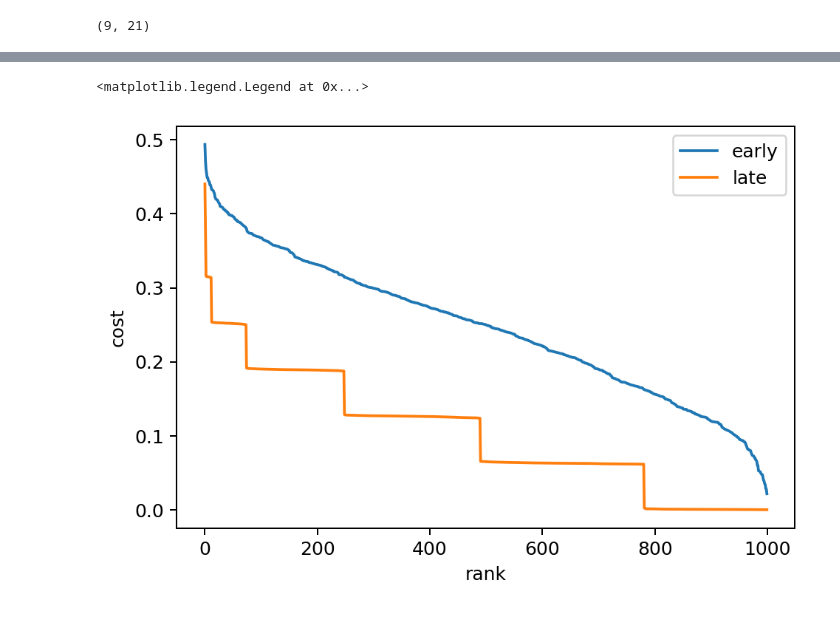
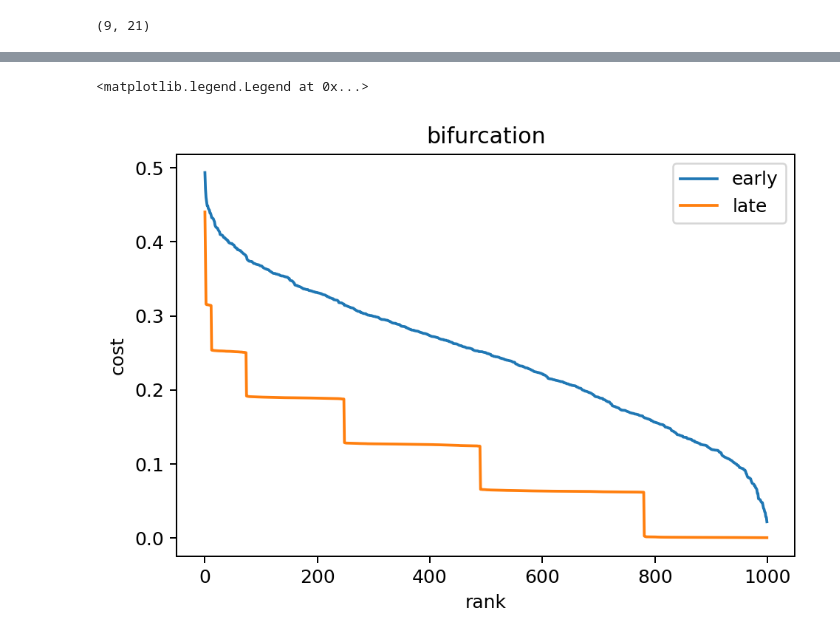
Before and after one commit to theislab/moscot, a Jupyter notebook: notebooks/MK_2021-09-27_convergence_bifurcation.ipynb, the cells around one changed output, grey strips where cells are left out. Saved outputs shown, nothing was run; the diff lists cells and outputs as text; code cells hidden in the pictures.

```diff
--- a/notebooks/MK_2021-09-27_convergence_bifurcation.ipynb
+++ b/notebooks/MK_2021-09-27_convergence_bifurcation.ipynb
@@ -687,10 +687,11 @@ lcs = sorted([r.late_cost for r in res])[::-1]
 # %%
 fig, ax = plt.subplots(dpi=180)
 ax.plot(ecs, label='early')
 ax.plot(lcs, label='late')
 ax.set_xlabel("rank")
 ax.set_ylabel("cost")
+ax.set_title(flow_type)s
 ax.legend()
 # %% [output]
 <matplotlib.legend.Legend at 0x...>
-[figure, old version]
+[figure, new version]
```
Also changed, not shown: 1 other file.
